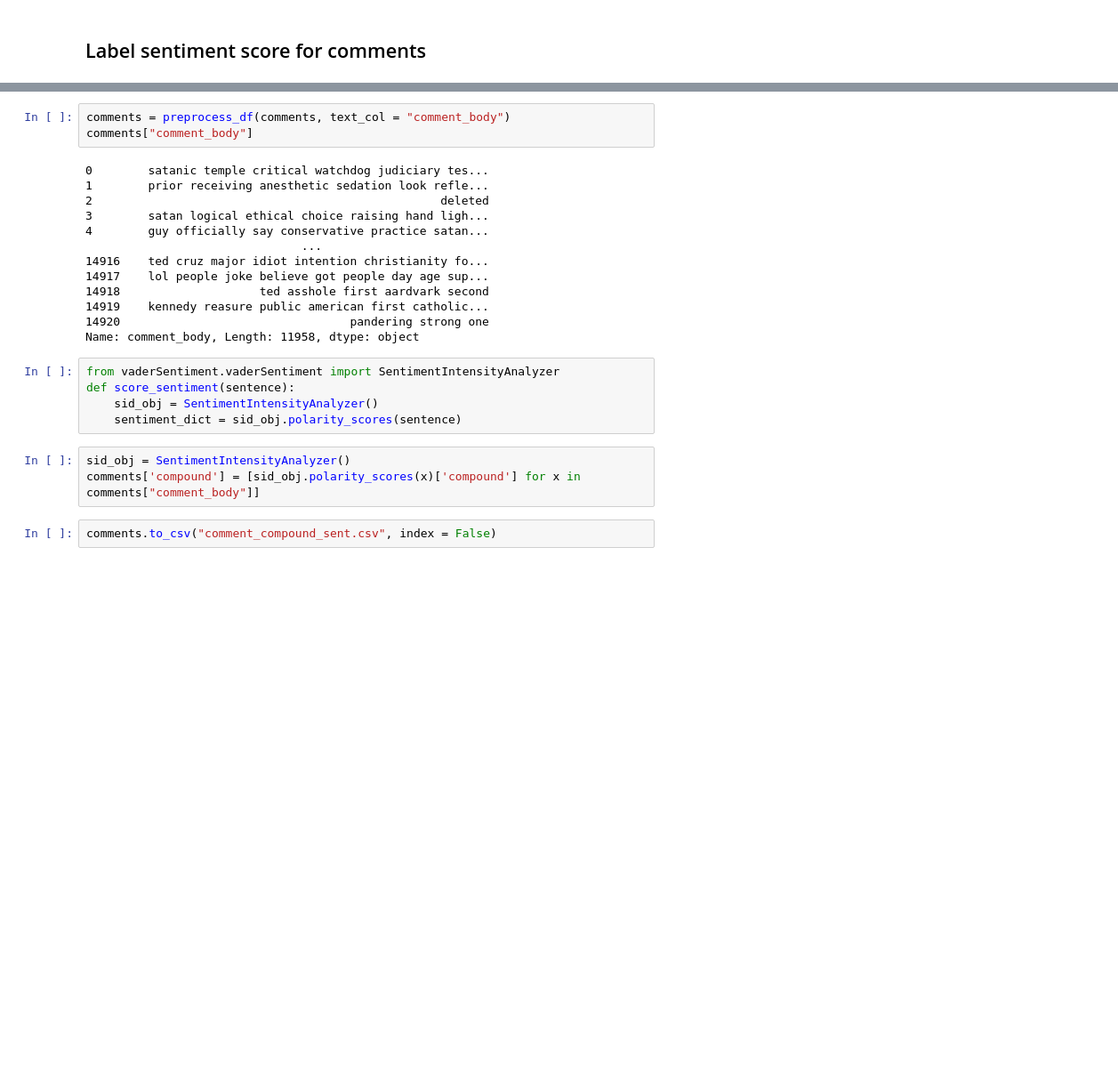
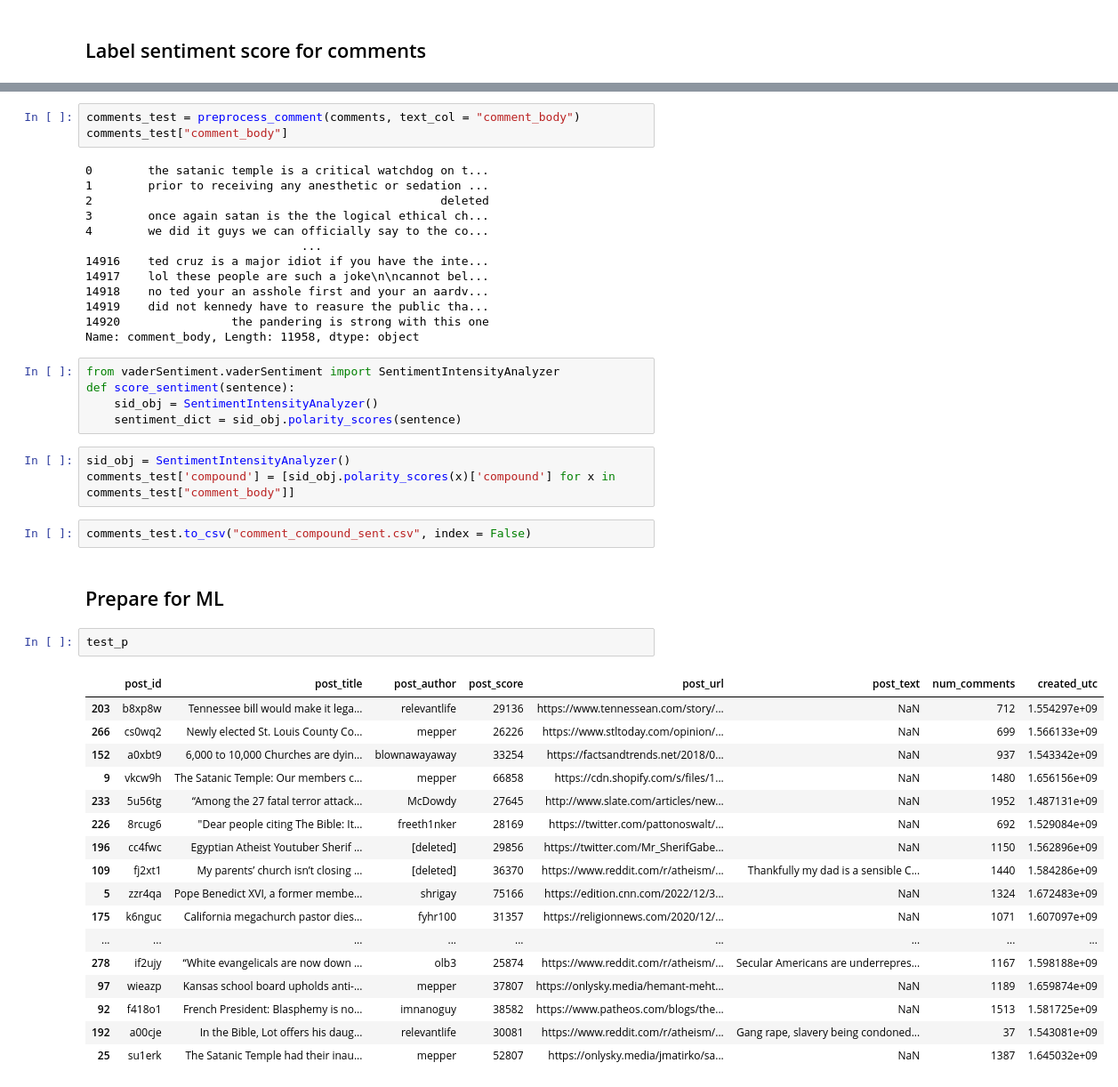
Before and after one commit to xmegan10/Reddit-Atheism-Sentiment-Comment-Prediction, a Jupyter notebook: ath_reddit_proj.ipynb, the cells around one changed output, grey strips where cells are left out. Shown at 89% size. Cells and saved outputs as stored; diff of their text form; blank space fills up the shorter version.

Commit message:
change preprocessing for comments, remove tokenization. Will begin ml cross-validation testing soon

```diff
--- a/ath_reddit_proj.ipynb
+++ b/ath_reddit_proj.ipynb
@@ -580,18 +615,18 @@ Name: post_string, dtype: object
 # %%
-comments = preprocess_df(comments, text_col = "comment_body")
-comments["comment_body"]
+comments_test = preprocess_comment(comments, text_col = "comment_body")
+comments_test["comment_body"]
 # %% [output]
-0        satanic temple critical watchdog judiciary tes...
-1        prior receiving anesthetic sedation look refle...
+0        the satanic temple is a critical watchdog on t...
+1        prior to receiving any anesthetic or sedation ...
 2                                                  deleted
-3        satan logical ethical choice raising hand ligh...
-4        guy officially say conservative practice satan...
+3        once again satan is the the logical ethical ch...
+4        we did it guys we can officially say to the co...
                                ...
-14916    ted cruz major idiot intention christianity fo...
-14917    lol people joke believe got people day age sup...
-14918                    ted asshole first aardvark second
-14919    kennedy reasure public american first catholic...
-14920                                 pandering strong one
+14916    ted cruz is a major idiot if you have the inte...
+14917    lol these people are such a joke\n\ncannot bel...
+14918    no ted your an asshole first and your an aardv...
+14919    did not kennedy have to reasure the public tha...
+14920                the pandering is strong with this one
 Name: comment_body, Length: 11958, dtype: object
 # %%
 from vaderSentiment.vaderSentiment import SentimentIntensityAnalyzer
@@ -600,6 +635,28 @@ def score_sentiment(sentence):
     sentiment_dict = sid_obj.polarity_scores(sentence)
 # %%
 sid_obj = SentimentIntensityAnalyzer()
-comments['compound'] = [sid_obj.polarity_scores(x)['compound'] for x in comments["comment_body"]]
+comments_test['compound'] = [sid_obj.polarity_scores(x)['compound'] for x in comments_test["comment_body"]]
 # %%
-comments.to_csv("comment_compound_sent.csv", index = False)
+comments_test.to_csv("comment_compound_sent.csv", index = False)
+# %% [markdown]
+## Prepare for ML
+# %%
+test_p
+# %% [output]
+|  | post_id | post_title | post_author | post_score | post_url | post_text | num_comments | created_utc |
+| 203 | b8xp8w | Tennessee bill would make it lega... | relevantlife | 29136 | https://www.tennessean.com/story/... | NaN | 712 | 1.554297e+09 |
+| 266 | cs0wq2 | Newly elected St. Louis County Co... | mepper | 26226 | https://www.stltoday.com/opinion/... | NaN | 699 | 1.566133e+09 |
+| 152 | a0xbt9 | 6,000 to 10,000 Churches are dyin... | blownawayaway | 33254 | https://factsandtrends.net/2018/0... | NaN | 937 | 1.543342e+09 |
+| 9 | vkcw9h | The Satanic Temple: Our members c... | mepper | 66858 | https://cdn.shopify.com/s/files/1... | NaN | 1480 | 1.656156e+09 |
+| 233 | 5u56tg | “Among the 27 fatal terror attack... | McDowdy | 27645 | http://www.slate.com/articles/new... | NaN | 1952 | 1.487131e+09 |
+| 226 | 8rcug6 | "Dear people citing The Bible: It... | freeth1nker | 28169 | https://twitter.com/pattonoswalt/... | NaN | 692 | 1.529084e+09 |
+| 196 | cc4fwc | Egyptian Atheist Youtuber Sherif ... | [deleted] | 29856 | https://twitter.com/Mr_SherifGabe... | NaN | 1150 | 1.562896e+09 |
+| 109 | fj2xt1 | My parents’ church isn’t closing ... | [deleted] | 36370 | https://www.reddit.com/r/atheism/... | Thankfully my dad is a sensible C... | 1440 | 1.584286e+09 |
+| 5 | zzr4qa | Pope Benedict XVI, a former membe... | shrigay | 75166 | https://edition.cnn.com/2022/12/3... | NaN | 1324 | 1.672483e+09 |
+| 175 | k6nguc | California megachurch pastor dies... | fyhr100 | 31357 | https://religionnews.com/2020/12/... | NaN | 1071 | 1.607097e+09 |
+| ... | ... | ... | ... | ... | ... | ... | ... | ... |
+| 278 | if2ujy | “White evangelicals are now down ... | olb3 | 25874 | https://www.reddit.com/r/atheism/... | Secular Americans are underrepres... | 1167 | 1.598188e+09 |
+| 97 | wieazp | Kansas school board upholds anti-... | mepper | 37807 | https://onlysky.media/hemant-meht... | NaN | 1189 | 1.659874e+09 |
+| 92 | f418o1 | French President: Blasphemy is no... | imnanoguy | 38582 | https://www.patheos.com/blogs/the... | NaN | 1513 | 1.581725e+09 |
+| 192 | a00cje | In the Bible, Lot offers his daug... | relevantlife | 30081 | https://www.reddit.com/r/atheism/... | Gang rape, slavery being condoned... | 37 | 1.543081e+09 |
+| 25 | su1erk | The Satanic Temple had their inau... | mepper | 52807 | https://onlysky.media/jmatirko/sa... | NaN | 1387 | 1.645032e+09 |
```
Also changed, not shown: parts of 8 cells of this notebook, 1 other file.
